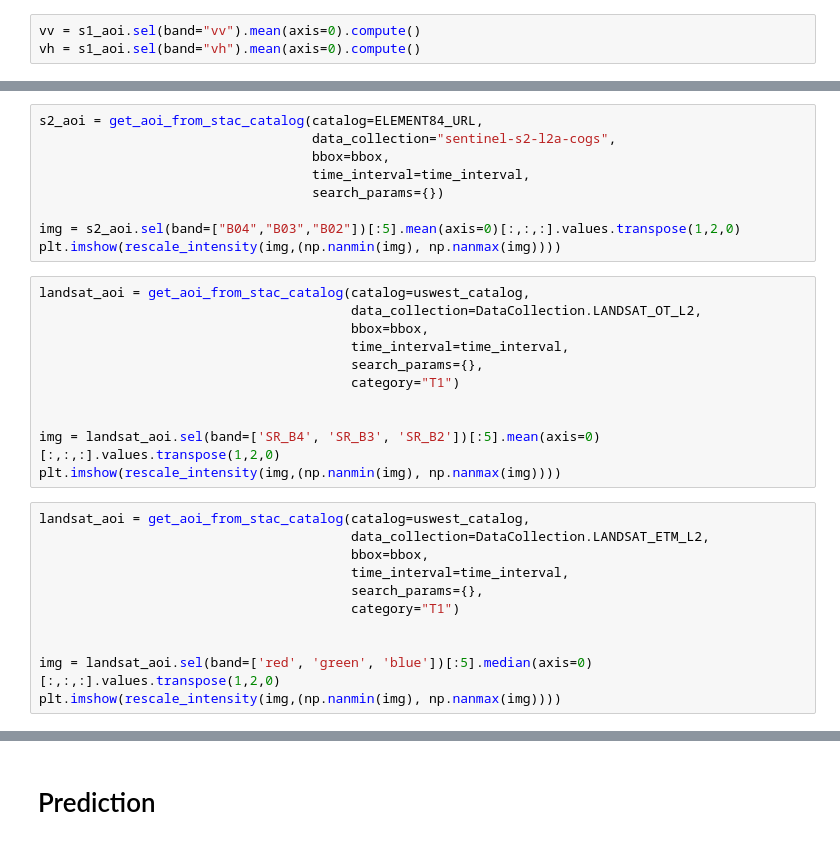
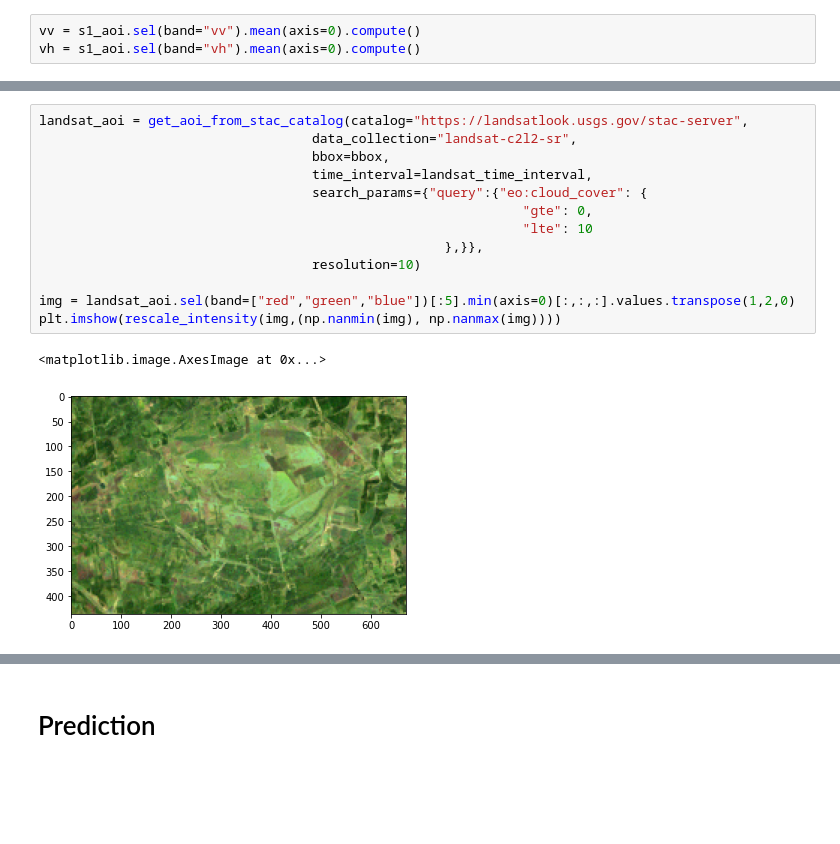
Before and after one commit to oxfordeo/oxeo-water, a Jupyter notebook: notebooks/all-to-stac.ipynb, the cells around one changed output, grey strips where cells are left out. Saved outputs shown, nothing was run; the diff lists cells and outputs as text; blank space fills up the shorter version.

```diff
--- a/notebooks/all-to-stac.ipynb
+++ b/notebooks/all-to-stac.ipynb
@@ -80,31 +128,16 @@ plt.imshow(dis)
 # %%
-s2_aoi = get_aoi_from_stac_catalog(catalog=ELEMENT84_URL,
-                                   data_collection="sentinel-s2-l2a-cogs",
+landsat_aoi = get_aoi_from_stac_catalog(catalog="https://landsatlook.usgs.gov/stac-server",
+                                   data_collection="landsat-c2l2-sr",
                                    bbox=bbox,
-                                   time_interval=time_interval,
-                                   search_params={})
+                                   time_interval=landsat_time_interval,
+                                   search_params={"query":{"eo:cloud_cover": {
+                                                              "gte": 0,
+                                                              "lte": 10
+                                                    },}},
+                                   resolution=10)
 
-img = s2_aoi.sel(band=["B04","B03","B02"])[:5].mean(axis=0)[:,:,:].values.transpose(1,2,0)
+img = landsat_aoi.sel(band=["red","green","blue"])[:5].min(axis=0)[:,:,:].values.transpose(1,2,0)
 plt.imshow(rescale_intensity(img,(np.nanmin(img), np.nanmax(img))))
+# %% [output]
+<matplotlib.image.AxesImage at 0x...>
+[figure, added]
-# %%
-landsat_aoi = get_aoi_from_stac_catalog(catalog=uswest_catalog,
-                                        data_collection=DataCollection.LANDSAT_OT_L2,
-                                        bbox=bbox,
-                                        time_interval=time_interval,
-                                        search_params={},
-                                        category="T1")
-
-
-img = landsat_aoi.sel(band=['SR_B4', 'SR_B3', 'SR_B2'])[:5].mean(axis=0)[:,:,:].values.transpose(1,2,0)
-plt.imshow(rescale_intensity(img,(np.nanmin(img), np.nanmax(img))))
-# %%
-landsat_aoi = get_aoi_from_stac_catalog(catalog=uswest_catalog,
-                                        data_collection=DataCollection.LANDSAT_ETM_L2,
-                                        bbox=bbox,
-                                        time_interval=time_interval,
-                                        search_params={},
-                                        category="T1")
-
-
-img = landsat_aoi.sel(band=['red', 'green', 'blue'])[:5].median(axis=0)[:,:,:].values.transpose(1,2,0)
-plt.imshow(rescale_intensity(img,(np.nanmin(img), np.nanmax(img))))
```
Also changed, not shown: parts of 29 cells of this notebook, 4 other files.
